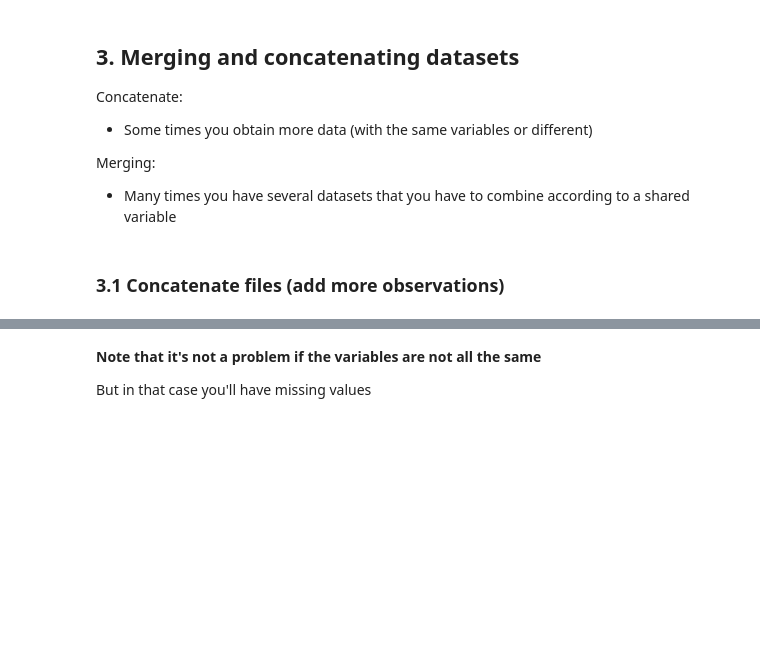
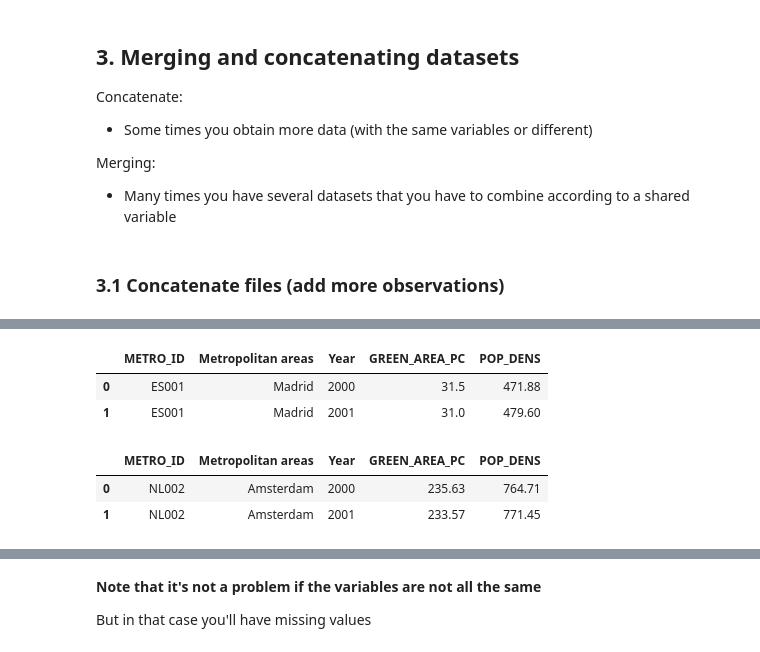
Before and after one commit to jgarciab/wwd2017, a Jupyter notebook: class2/class2b_tidy_data.ipynb, the cells around one changed output, grey strips where cells are left out. Drawn from its saved outputs; the diff is of its cells as text; code cells hidden in the pictures; blank space fills up the shorter version.

```diff
--- a/class2/class2b_tidy_data.ipynb
+++ b/class2/class2b_tidy_data.ipynb
@@ -192,8 +316,15 @@ Image(url="http://pandas.pydata.org/pandas-docs/stable/_images/merging_concat_ba
 # %%
 madrid = pd.read_csv("data/mad_twovariables.csv").head(2)
 amsterdam = pd.read_csv("data/ams_twovariables.csv").head(2)
-print(madrid)
-print(amsterdam)
+display(madrid)
+display(amsterdam)
+# %% [output]
+|  | METRO_ID | Metropolitan areas | Year | GREEN_AREA_PC | POP_DENS |
+| 0 | ES001 | Madrid | 2000 | 31.5 | 471.88 |
+| 1 | ES001 | Madrid | 2001 | 31.0 | 479.60 |
+|  | METRO_ID | Metropolitan areas | Year | GREEN_AREA_PC | POP_DENS |
+| 0 | NL002 | Amsterdam | 2000 | 235.63 | 764.71 |
+| 1 | NL002 | Amsterdam | 2001 | 233.57 | 771.45 |
 # %%
 combined = pd.concat([madrid,amsterdam])
 combined
```
Also changed, not shown: parts of 37 cells of this notebook, 2 other files.
